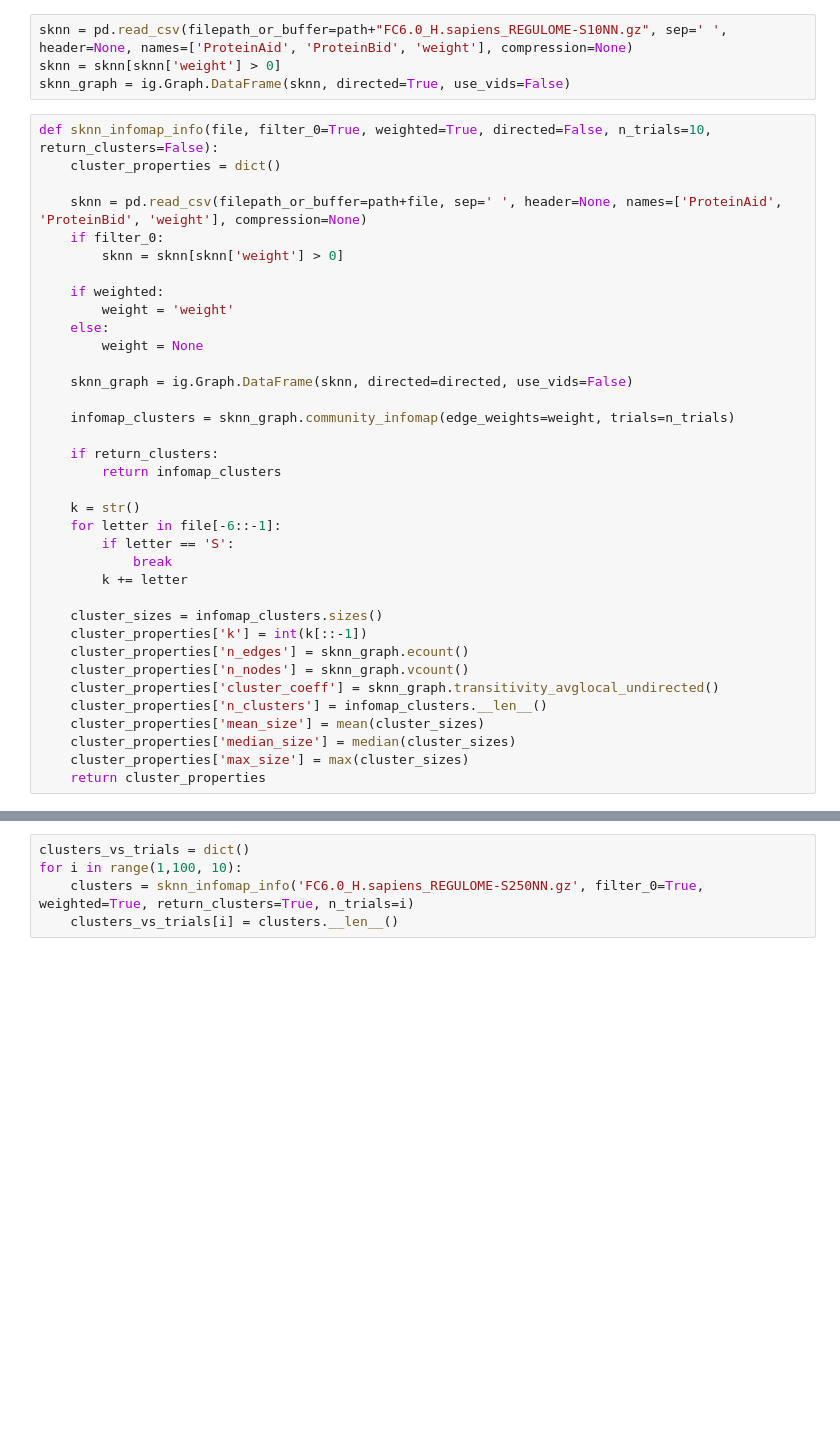
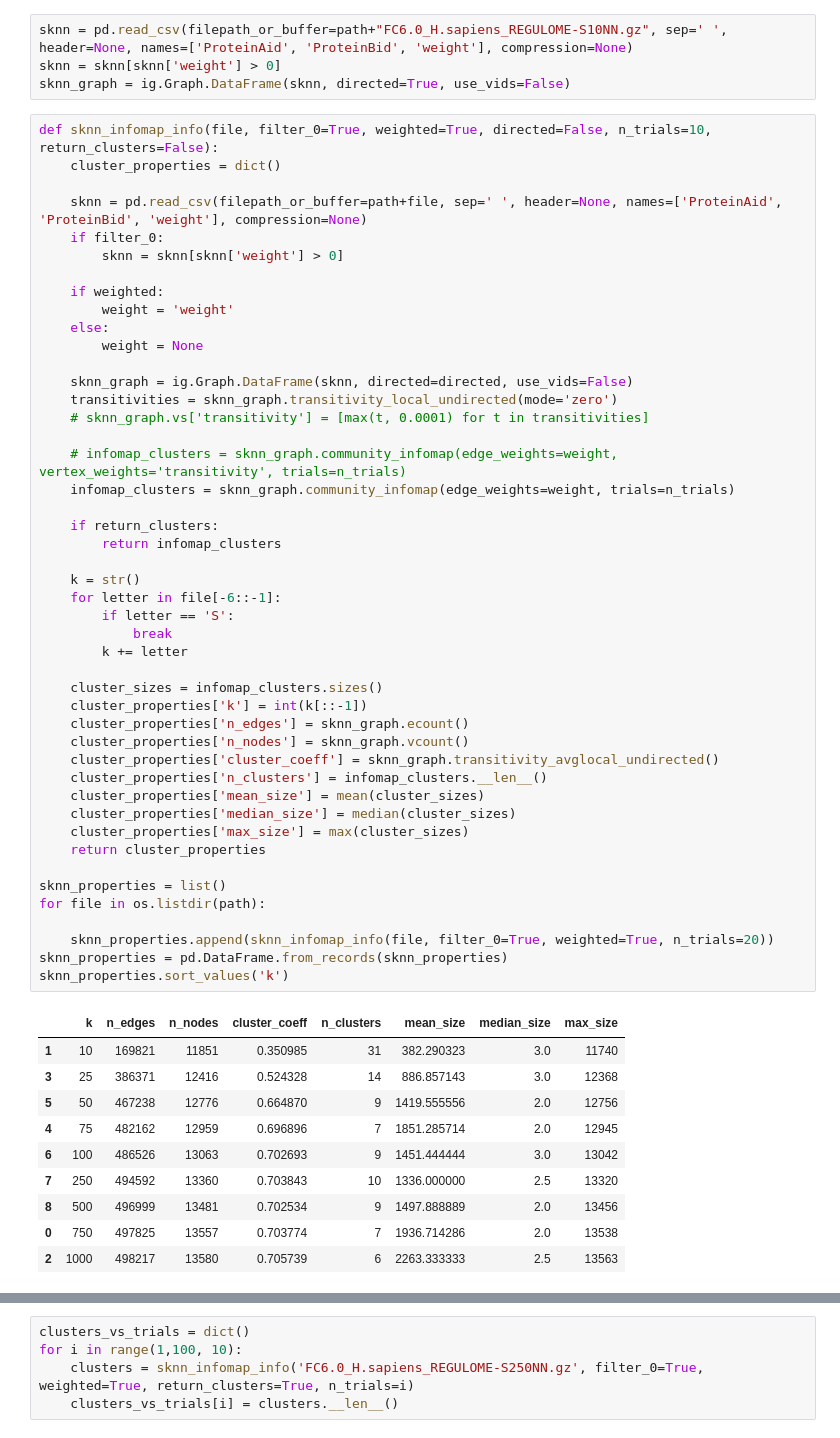
Before and after one commit to ViHoller/regulomeClustering, a Jupyter notebook: regulome_clustering_sknn_infomap.ipynb, the cells around one changed output, grey strips where cells are left out. Cells and saved outputs as stored; diff of their text form; blank space fills up the shorter version.

Commit message:
more clustering

```diff
--- a/regulome_clustering_sknn_infomap.ipynb
+++ b/regulome_clustering_sknn_infomap.ipynb
@@ -22,30 +22,51 @@ def sknn_infomap_info(file, filter_0=True, weighted=True, directed=False, n_tria
         sknn = sknn[sknn['weight'] > 0]
 
     if weighted:
         weight = 'weight'
     else:
         weight = None
 
     sknn_graph = ig.Graph.DataFrame(sknn, directed=directed, use_vids=False)
+    transitivities = sknn_graph.transitivity_local_undirected(mode='zero')
+    # sknn_graph.vs['transitivity'] = [max(t, 0.0001) for t in transitivities]
 
+    # infomap_clusters = sknn_graph.community_infomap(edge_weights=weight, vertex_weights='transitivity', trials=n_trials)
     infomap_clusters = sknn_graph.community_infomap(edge_weights=weight, trials=n_trials)
 
     if return_clusters:
         return infomap_clusters
 
     k = str()
     for letter in file[-6::-1]:
         if letter == 'S':
             break
         k += letter
 
     cluster_sizes = infomap_clusters.sizes()
     cluster_properties['k'] = int(k[::-1])
     cluster_properties['n_edges'] = sknn_graph.ecount()
     cluster_properties['n_nodes'] = sknn_graph.vcount()
     cluster_properties['cluster_coeff'] = sknn_graph.transitivity_avglocal_undirected()
     cluster_properties['n_clusters'] = infomap_clusters.__len__()
     cluster_properties['mean_size'] = mean(cluster_sizes)
     cluster_properties['median_size'] = median(cluster_sizes)
     cluster_properties['max_size'] = max(cluster_sizes)
     return cluster_properties
+
+sknn_properties = list()
+for file in os.listdir(path):
+
+    sknn_properties.append(sknn_infomap_info(file, filter_0=True, weighted=True, n_trials=20))
+sknn_properties = pd.DataFrame.from_records(sknn_properties)
+sknn_properties.sort_values('k')
+# %% [output]
+|  | k | n_edges | n_nodes | cluster_coeff | n_clusters | mean_size | median_size | max_size |
+| 1 | 10 | 169821 | 11851 | 0.350985 | 31 | 382.290323 | 3.0 | 11740 |
+| 3 | 25 | 386371 | 12416 | 0.524328 | 14 | 886.857143 | 3.0 | 12368 |
+| 5 | 50 | 467238 | 12776 | 0.664870 | 9 | 1419.555556 | 2.0 | 12756 |
+| 4 | 75 | 482162 | 12959 | 0.696896 | 7 | 1851.285714 | 2.0 | 12945 |
+| 6 | 100 | 486526 | 13063 | 0.702693 | 9 | 1451.444444 | 3.0 | 13042 |
+| 7 | 250 | 494592 | 13360 | 0.703843 | 10 | 1336.000000 | 2.5 | 13320 |
+| 8 | 500 | 496999 | 13481 | 0.702534 | 9 | 1497.888889 | 2.0 | 13456 |
+| 0 | 750 | 497825 | 13557 | 0.703774 | 7 | 1936.714286 | 2.0 | 13538 |
+| 2 | 1000 | 498217 | 13580 | 0.705739 | 6 | 2263.333333 | 2.5 | 13563 |
```
Also changed, not shown: parts of 2 cells of this notebook, 2 other files.
